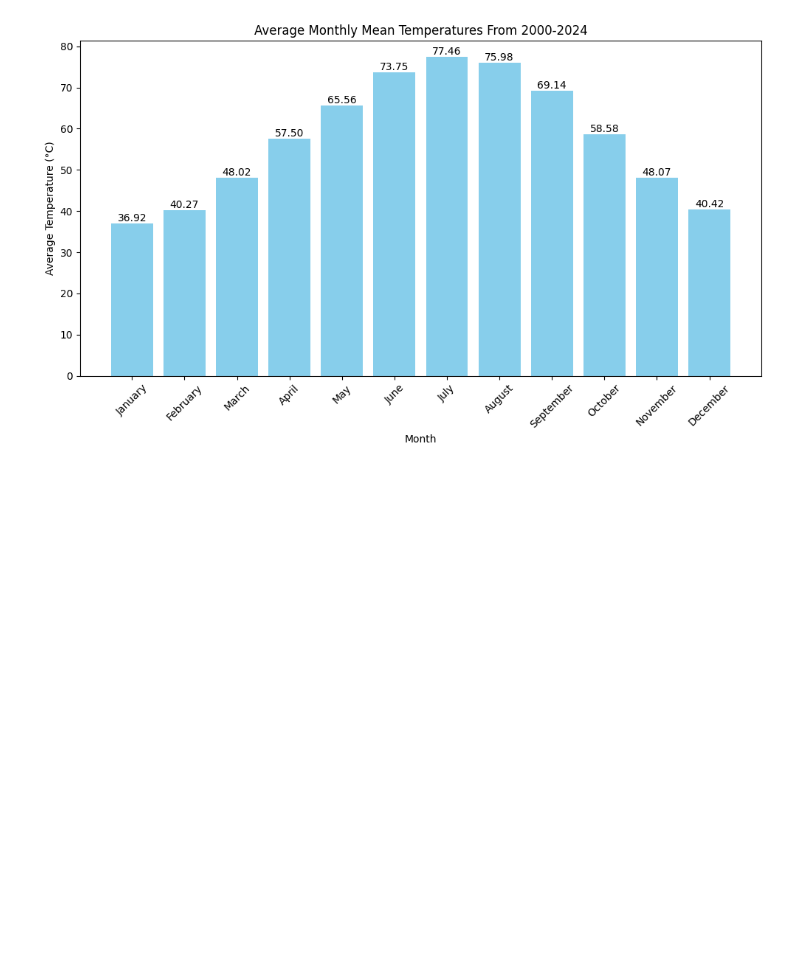
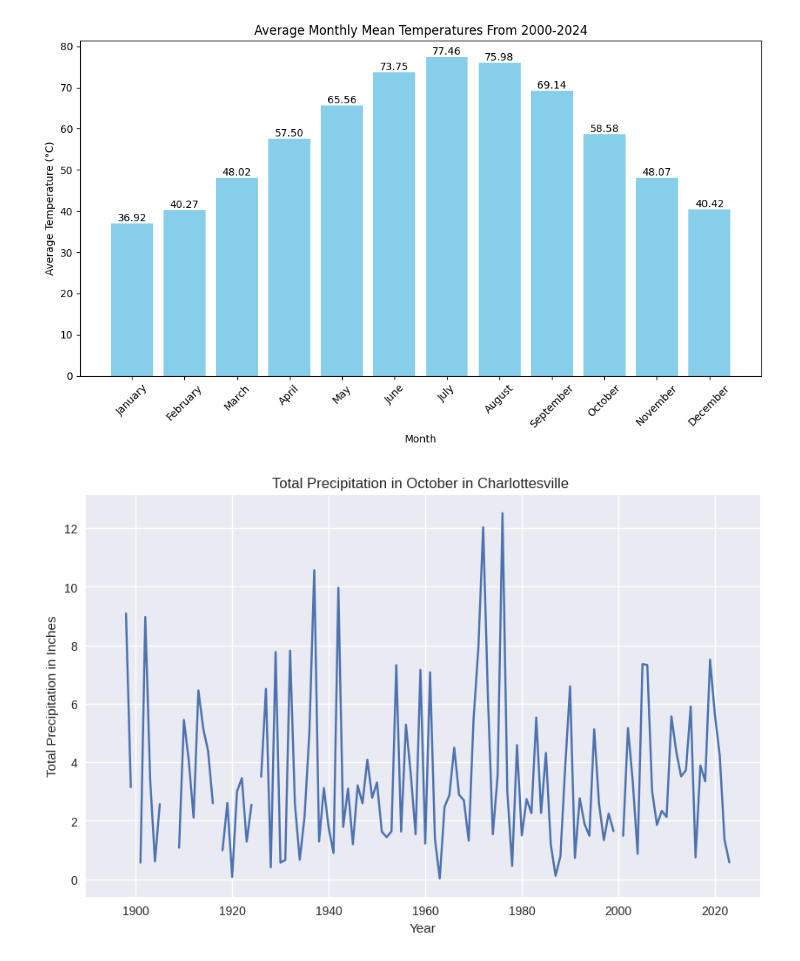
Before and after one commit to phipyao/ds4002-project-2, a Jupyter notebook: SCRIPTS/code.ipynb, the cells around one changed output. Cells and saved outputs as stored; diff of their text form; code cells hidden in the pictures; blank space fills up the shorter version.

Commit message:
Added time series EDA plot

```diff
--- a/SCRIPTS/code.ipynb
+++ b/SCRIPTS/code.ipynb
@@ -25,3 +36,6 @@ df2.head()
 | 2 | 2002 | 41.6 | 40.8 | 46.5 | 57.6 | 61.9 | 73.6 | 76.7 | 76.2 | 68.9 | 55.7 | ... |
 | 3 | 2003 | 31.0 | 34.1 | 47.7 | 55.2 | 61.0 | 69.0 | 74.9 | 75.7 | 66.3 | 55 | ... |
 | 4 | 2004 | 32.1 | 36.8 | 48.2 | 56.4 | 69.1 | 71.1 | 74.9 | 72.0 | 68.0 | 56.6 | ... |
+# %%
+df3 = pd.read_csv("../DATA/cville monthly precip total v2.csv")
+df3.head()
@@ -95,3 +116,32 @@ plt.tight_layout()
 plt.show()
 # %% [output]
 [figure]
+# %%
+# Replacing "M" values with null values
+df3.replace('M', pd.NA, inplace=True)
+
+# Drop annual percipitation
+if 'Annual' in df3.columns:
+    df3 = df3.drop(columns=['Annual'])
+
+# Convert the data to numeric (ignores non-numeric values like NaN)
+for month in df3.columns[1:]:  # Skip the 'Year' column
+    df3[month] = pd.to_numeric(df3[month], errors='coerce')
+
+df3.head()
+#df3['Year'] = pd.DatetimeIndex.year(df3['Year'])
+#df3.set_index('Year', inplace=True)
+
+plt.style.use("seaborn")
+
+# Plotting time series
+plt.figure(figsize=(10,6))
+
+
+plt.plot(df3['Year'], df3['October'])
+plt.title('Total Precipitation in October in Charlottesville ')
+plt.ylabel('Total Precipitation in Inches')
+plt.xlabel('Year')
+plt.show()
+# %% [output]
+[figure, added]
```
Also changed, not shown: parts of 2 cells of this notebook.
